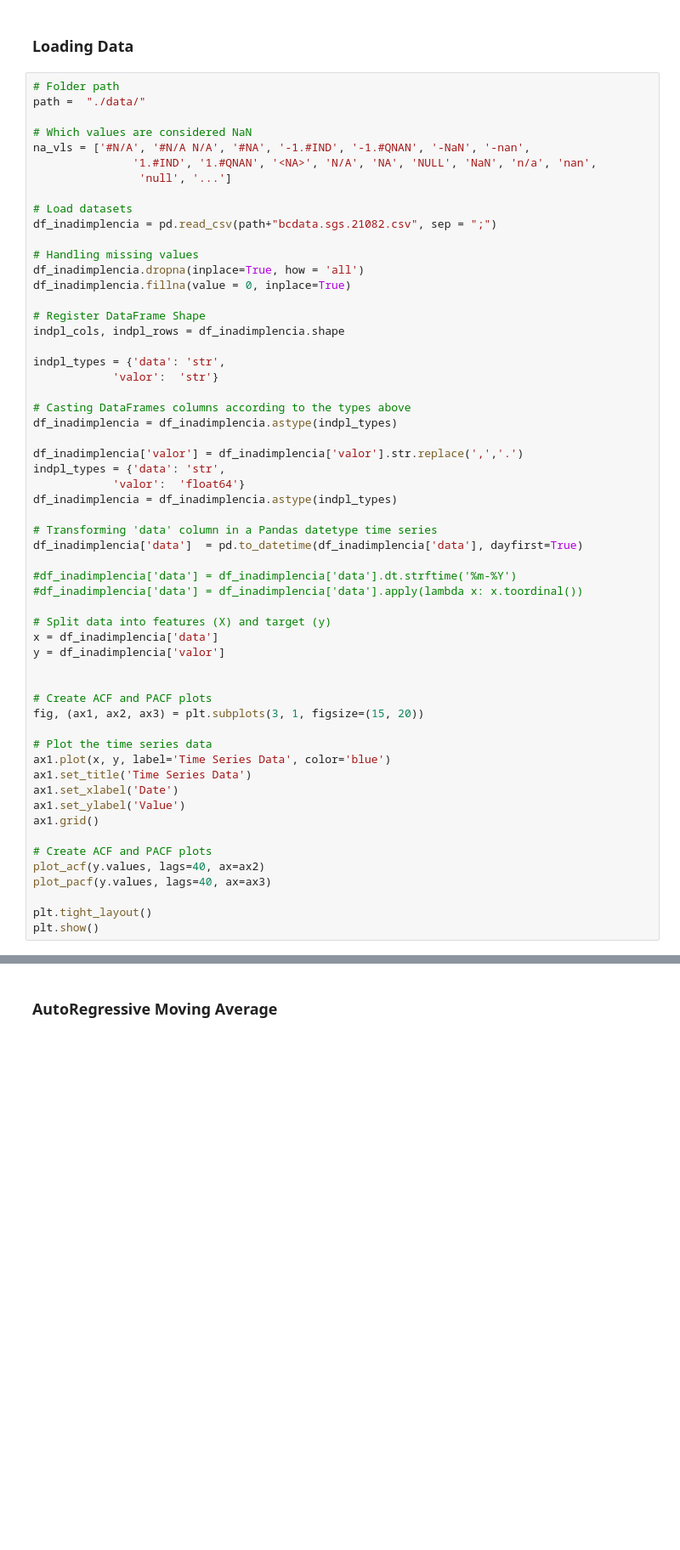
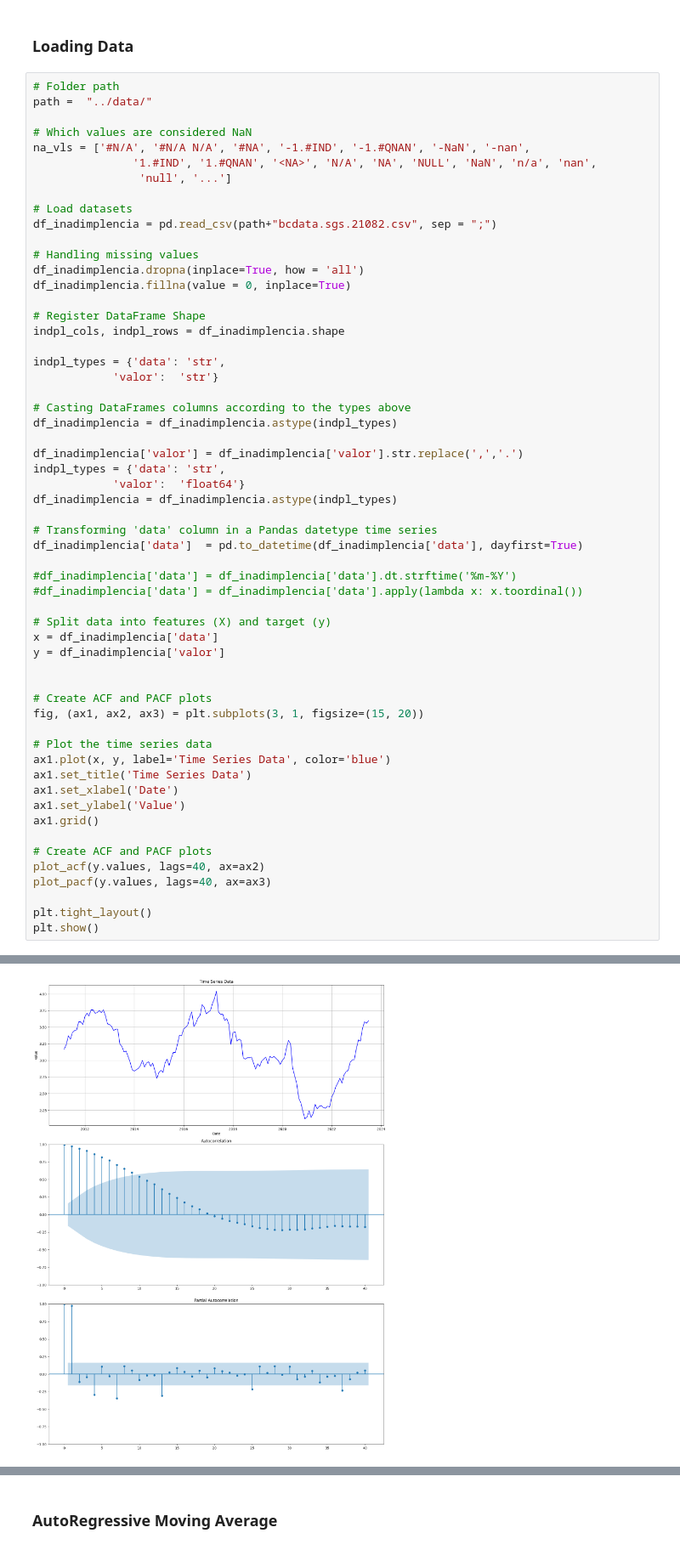
Before and after one commit to luizavboas/Case4Intelligence, a Jupyter notebook: notebooks/Case4Intelligence_inadimplencia.ipynb, the cells around one changed output, grey strips where cells are left out. Shown at 85% size. Drawn from its saved outputs; the diff is of its cells as text; blank space fills up the shorter version.

```diff
--- a/notebooks/Case4Intelligence_inadimplencia.ipynb
+++ b/notebooks/Case4Intelligence_inadimplencia.ipynb
@@ -9,7 +9,7 @@ from statsmodels.graphics.tsaplots import plot_acf, plot_pacf
 ### Loading Data
 # %%
 # Folder path
-path =  "./data/"
+path =  "../data/"
 
 # Which values are considered NaN
 na_vls = ['#N/A', '#N/A N/A', '#NA', '-1.#IND', '-1.#QNAN', '-NaN', '-nan',
@@ -69,3 +68,4 @@ FileNotFoundError: [Errno 2] No such file or directory: './data/bcdata.sgs.21082
+[figure, added]
 # %%
 # Create ACF and PACF plots of 1st diff
 
```
Also changed, not shown: parts of 4 cells of this notebook, 1 other file.
